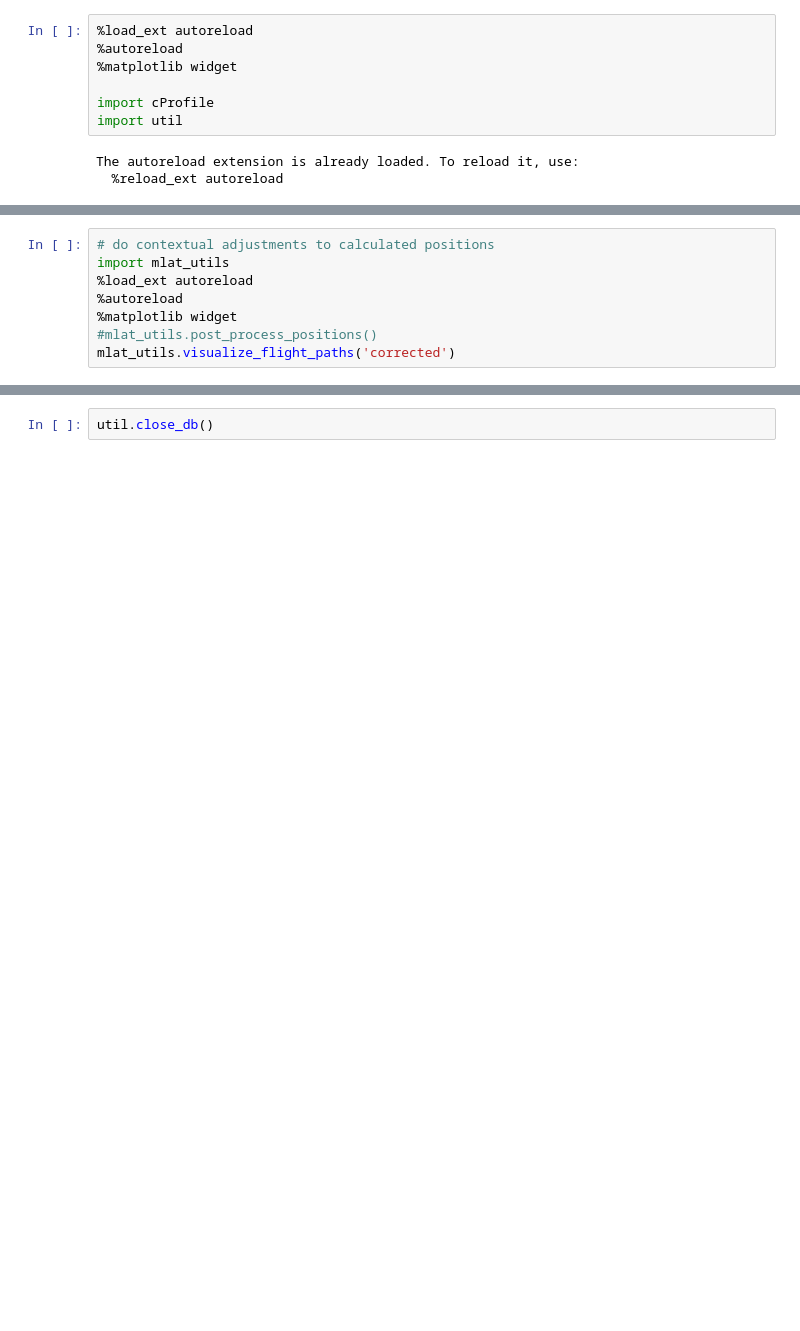
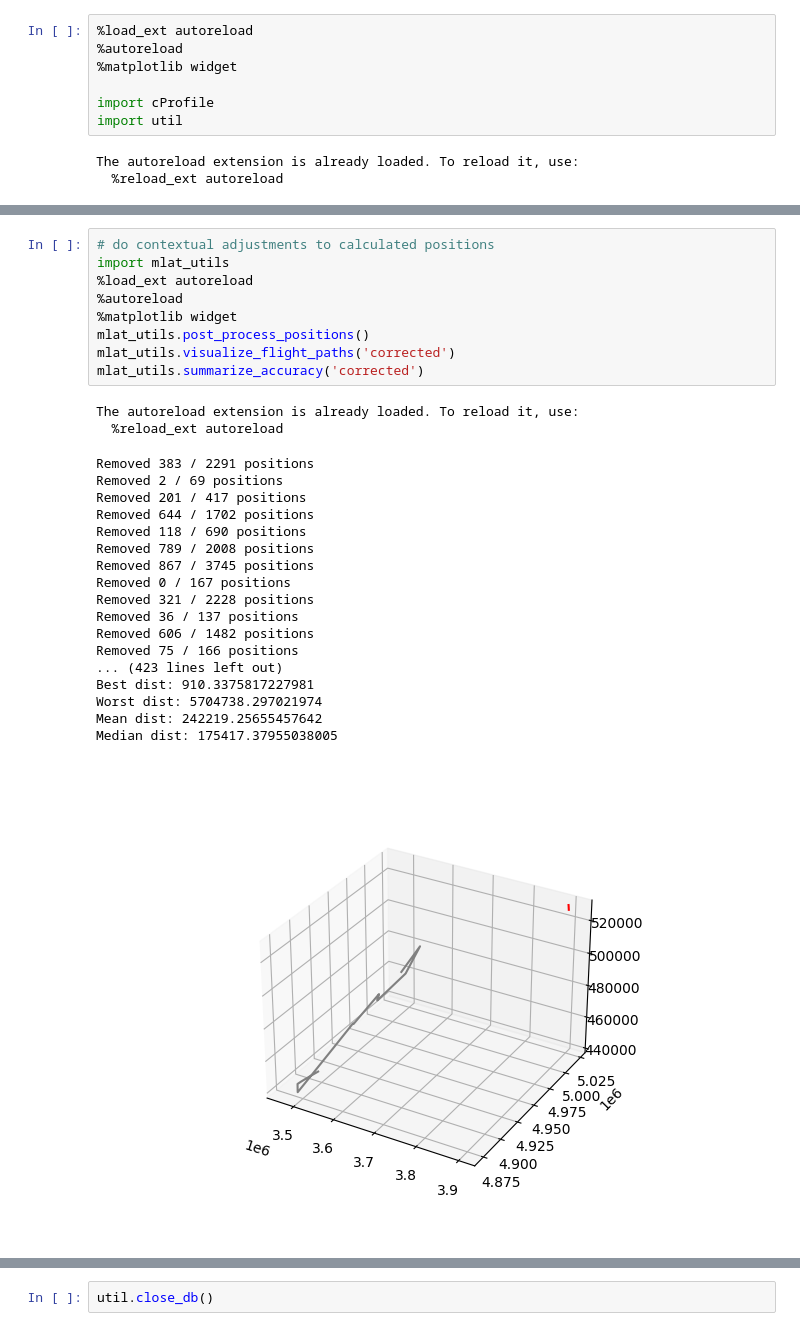
Before and after one commit to Baegi/msc_thesis, a Jupyter notebook: sol2/sol.ipynb, the cells around one changed output, grey strips where cells are left out. Drawn from its saved outputs; the diff is of its cells as text; blank space fills up the shorter version.

```diff
--- a/sol2/sol.ipynb
+++ b/sol2/sol.ipynb
@@ -71,8 +165,30 @@ mlat_utils.visualize_flight_paths('raw')
 # %%
 # do contextual adjustments to calculated positions
 import mlat_utils
 %load_ext autoreload
 %autoreload
 %matplotlib widget
-#mlat_utils.post_process_positions()
+mlat_utils.post_process_positions()
 mlat_utils.visualize_flight_paths('corrected')
+mlat_utils.summarize_accuracy('corrected')
+# %% [output]
+The autoreload extension is already loaded. To reload it, use:
+  %reload_ext autoreload
+Removed 383 / 2291 positions
+Removed 2 / 69 positions
+Removed 201 / 417 positions
+Removed 644 / 1702 positions
+Removed 118 / 690 positions
+Removed 789 / 2008 positions
+Removed 867 / 3745 positions
+Removed 0 / 167 positions
+Removed 321 / 2228 positions
+Removed 36 / 137 positions
+Removed 606 / 1482 positions
+Removed 75 / 166 positions
+... (423 lines left out)
+Best dist: 910.3375817227981
+Worst dist: 5704738.297021974
+Mean dist: 242219.25655457642
+Median dist: 175417.37955038005
+[figure, added]
```
Also changed, not shown: parts of 10 cells of this notebook, 3 other files.
